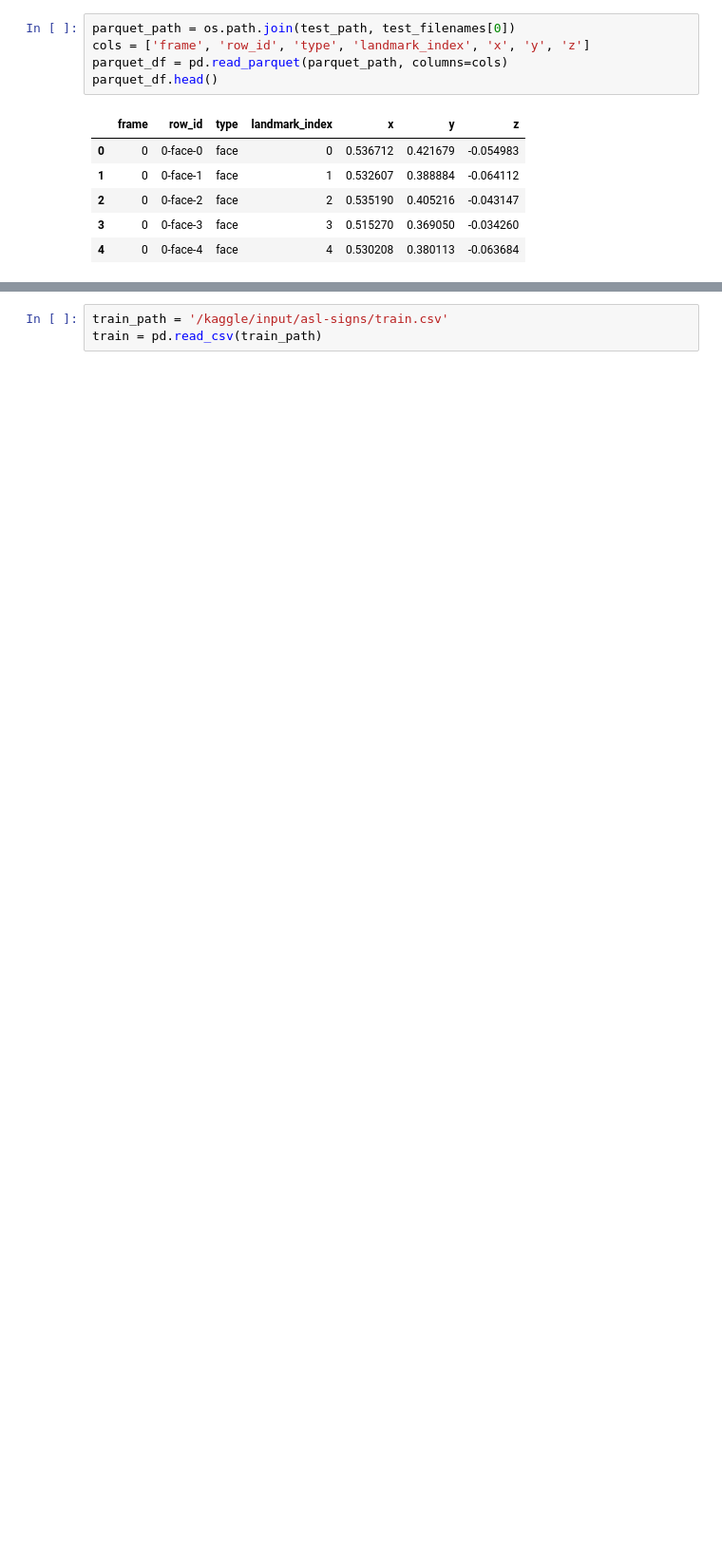
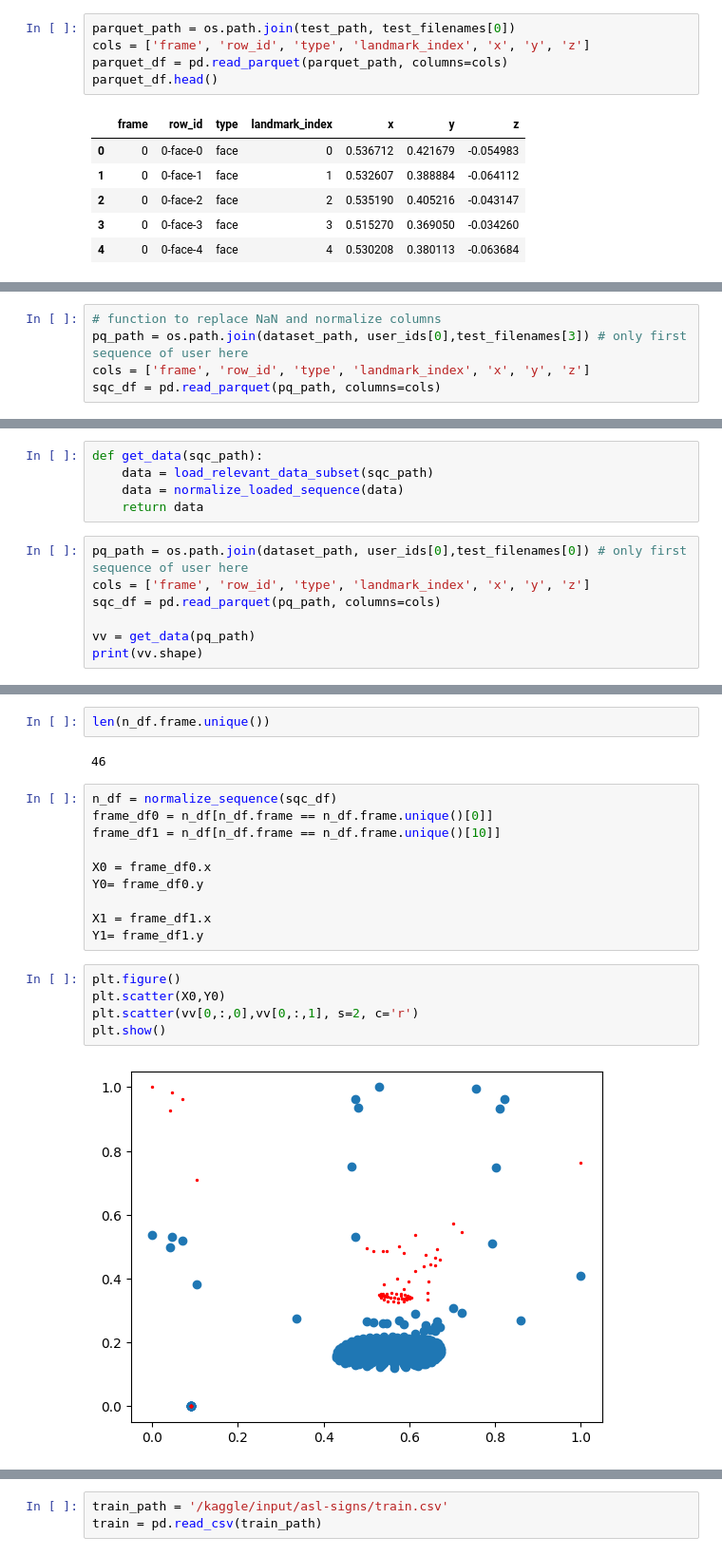
Before and after one commit to Anybalsmith/Team-ETE---Google---Isolated-Sign-Language-Recognition, a Jupyter notebook: enzo_notebook.ipynb, the cells around one changed output, grey strips where cells are left out. Shown at 95% size. Drawn from its saved outputs; the diff is of its cells as text; blank space fills up the shorter version.

```diff
--- a/enzo_notebook.ipynb
+++ b/enzo_notebook.ipynb
@@ -94,0 +177,5 @@ len(parquet_df)
+# %%
+# function to replace NaN and normalize columns
+pq_path = os.path.join(dataset_path, user_ids[0],test_filenames[3]) # only first sequence of user here
+cols = ['frame', 'row_id', 'type', 'landmark_index', 'x', 'y', 'z']
+sqc_df = pd.read_parquet(pq_path, columns=cols)
@@ -94,0 +268,12 @@ len(parquet_df)
+# %%
+def get_data(sqc_path):
+    data = load_relevant_data_subset(sqc_path)
+    data = normalize_loaded_sequence(data)
+    return data
+# %%
+pq_path = os.path.join(dataset_path, user_ids[0],test_filenames[0]) # only first sequence of user here
+cols = ['frame', 'row_id', 'type', 'landmark_index', 'x', 'y', 'z']
+sqc_df = pd.read_parquet(pq_path, columns=cols)
+
+vv = get_data(pq_path)
+print(vv.shape)
@@ -94,0 +282,21 @@ len(parquet_df)
+# %%
+len(n_df.frame.unique())
+# %% [output]
+46
+# %%
+n_df = normalize_sequence(sqc_df)
+frame_df0 = n_df[n_df.frame == n_df.frame.unique()[0]]
+frame_df1 = n_df[n_df.frame == n_df.frame.unique()[10]]
+
+X0 = frame_df0.x
+Y0= frame_df0.y
+
+X1 = frame_df1.x
+Y1= frame_df1.y
+# %%
+plt.figure()
+plt.scatter(X0,Y0)
+plt.scatter(vv[0,:,0],vv[0,:,1], s=2, c='r')
+plt.show()
+# %% [output]
+[figure, added]
```
Also changed, not shown: parts of 81 cells of this notebook, 1 other file.
